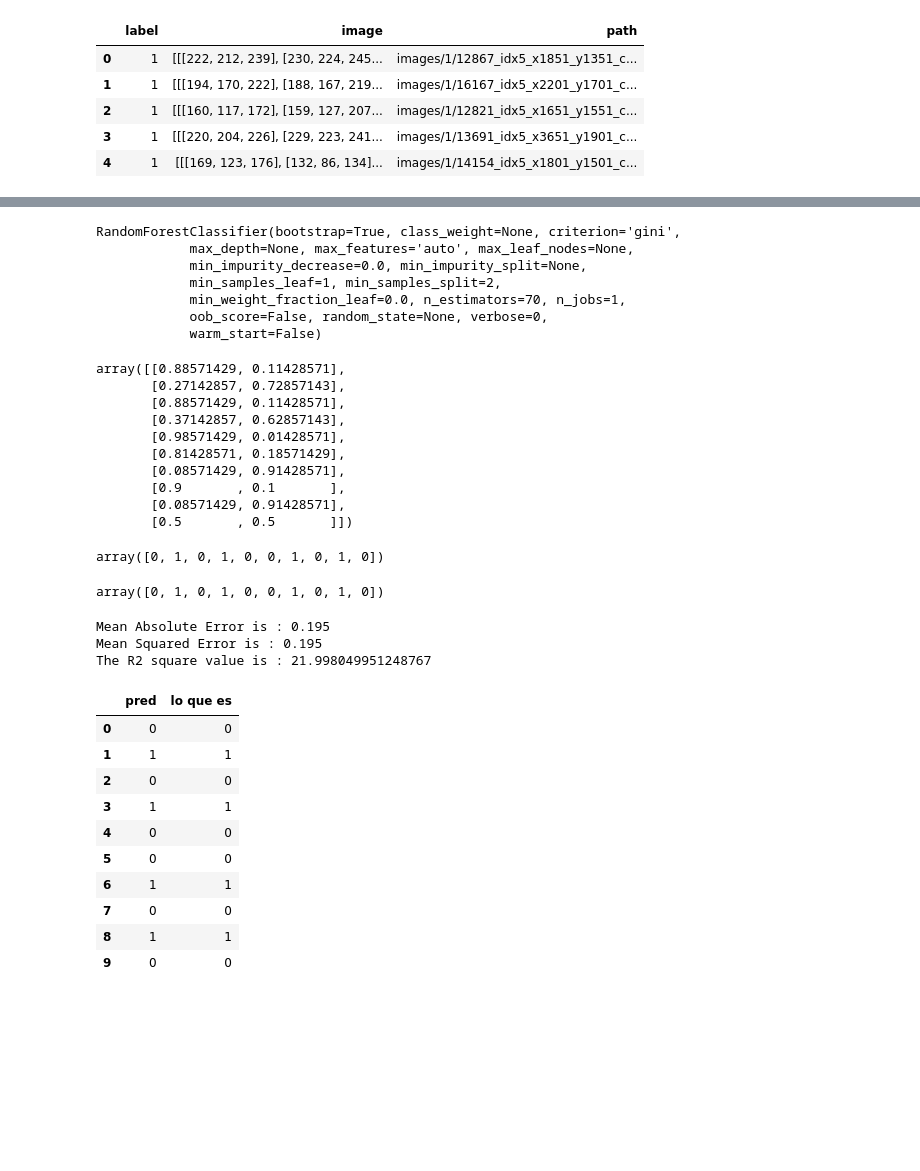
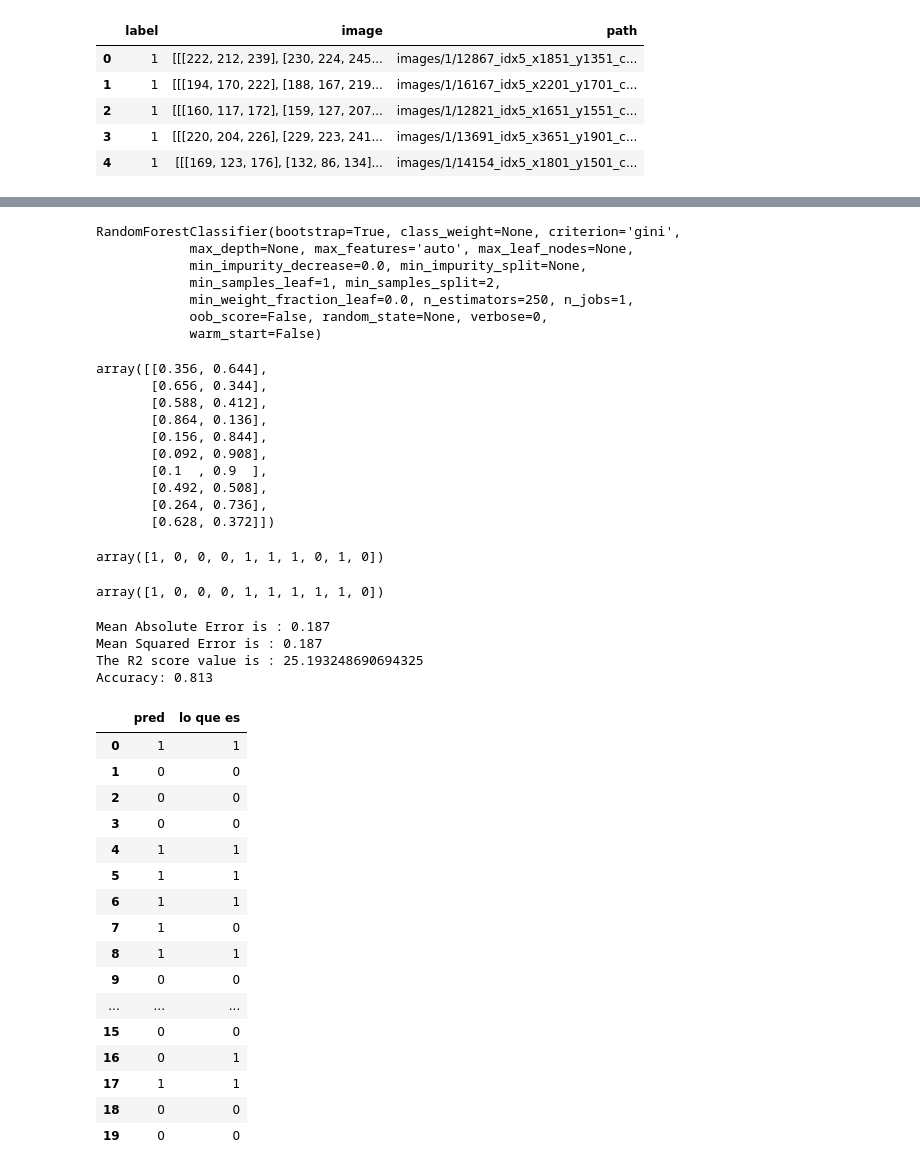
Before and after one commit to cprietosegura/Breast-Cancer-Detector-Model, a Jupyter notebook: randomforestclassifier.ipynb, the cells around one changed output, grey strips where cells are left out. Cells and saved outputs as stored; diff of their text form; code cells hidden in the pictures; blank space fills up the shorter version.

```diff
--- a/randomforestclassifier.ipynb
+++ b/randomforestclassifier.ipynb
@@ -40,3 +41,11 @@ df.head()
+# %%
+from scipy.fftpack import fft
+
+def fftransform(array):
+    '''fft to all the array images (column in this case)'''
+    return np.abs(fft(array,512))
+# %%
+df['fft']=df['image'].apply(lambda x: fftransform(x))
 # %%
 X=np.asarray(list(df['image']))
 X = X.reshape(X.shape[0], -1)
@@ -50,7 +59,7 @@ from sklearn.model_selection import train_test_split
 X_train, X_test, y_train, y_test = train_test_split(X, y, test_size=0.2, random_state=42)
 # %%
 # create the model - Random Forests
-clf  = RandomForestClassifier(n_estimators=70)
+clf  = RandomForestClassifier(n_estimators=250)
 
 # fit the training data to the model
 clf.fit(X_train, y_train)
@@ -59,7 +68,7 @@ RandomForestClassifier(bootstrap=True, class_weight=None, criterion='gini',
             max_depth=None, max_features='auto', max_leaf_nodes=None,
             min_impurity_decrease=0.0, min_impurity_split=None,
             min_samples_leaf=1, min_samples_split=2,
-            min_weight_fraction_leaf=0.0, n_estimators=70, n_jobs=1,
+            min_weight_fraction_leaf=0.0, n_estimators=250, n_jobs=1,
             oob_score=False, random_state=None, verbose=0,
             warm_start=False)
 # %%
@@ -67,50 +76,59 @@ clf_pred = clf.predict(X_test)
 # %%
 clf.predict_proba(X_test)[0:10]
 # %% [output]
-array([[0.88571429, 0.11428571],
-       [0.27142857, 0.72857143],
-       [0.88571429, 0.11428571],
-       [0.37142857, 0.62857143],
-       [0.98571429, 0.01428571],
-       [0.81428571, 0.18571429],
-       [0.08571429, 0.91428571],
-       [0.9       , 0.1       ],
-       [0.08571429, 0.91428571],
-       [0.5       , 0.5       ]])
+array([[0.356, 0.644],
+       [0.656, 0.344],
+       [0.588, 0.412],
+       [0.864, 0.136],
+       [0.156, 0.844],
+       [0.092, 0.908],
+       [0.1  , 0.9  ],
+       [0.492, 0.508],
+       [0.264, 0.736],
+       [0.628, 0.372]])
 # %%
 y_test[0:10]
 # %% [output]
-array([0, 1, 0, 1, 0, 0, 1, 0, 1, 0])
+array([1, 0, 0, 0, 1, 1, 1, 0, 1, 0])
 # %%
 clf_pred[0:10]
 # %% [output]
-array([0, 1, 0, 1, 0, 0, 1, 0, 1, 0])
+array([1, 0, 0, 0, 1, 1, 1, 1, 1, 0])
 # %%
-from sklearn.metrics import mean_squared_error, mean_absolute_error, r2_score
+from sklearn.metrics import mean_squared_error, mean_absolute_error, r2_score,accuracy_score
+
 print("Mean Absolute Error is :", mean_absolute_error(y_test, clf_pred))
 print('Mean Squared Error is :', mean_squared_error(y_test, clf_pred))
-print('The R2 square value is :', r2_score(y_test, clf_pred)*100)
+print('The R2 score value is :', r2_score(y_test, clf_pred)*100)
+print("Accuracy:", accuracy_score(y_test,clf_pred))
 # %% [output]
-Mean Absolute Error is : 0.195
-Mean Squared Error is : 0.195
-The R2 square value is : 21.998049951248767
+Mean Absolute Error is : 0.187
+Mean Squared Error is : 0.187
+The R2 score value is : 25.193248690694325
+Accuracy: 0.813
 # %%
 df_prueba = pd.DataFrame(list(zip(clf_pred , y_test)),
                columns =['pred', 'lo que es'])
 # %%
-df_prueba.head(10)
+df_prueba.head(20)
 # %% [output]
 |  | pred | lo que es |
-| 0 | 0 | 0 |
-| 1 | 1 | 1 |
+| 0 | 1 | 1 |
+| 1 | 0 | 0 |
 | 2 | 0 | 0 |
-| 3 | 1 | 1 |
-| 4 | 0 | 0 |
-| 5 | 0 | 0 |
+| 3 | 0 | 0 |
+| 4 | 1 | 1 |
+| 5 | 1 | 1 |
 | 6 | 1 | 1 |
-| 7 | 0 | 0 |
+| 7 | 1 | 0 |
 | 8 | 1 | 1 |
 | 9 | 0 | 0 |
+| ... | ... | ... |
+| 15 | 0 | 0 |
+| 16 | 0 | 1 |
+| 17 | 1 | 1 |
+| 18 | 0 | 0 |
+| 19 | 0 | 0 |
 # %%
 import numpy as np
 scores = pd.DataFrame({
```
Also changed, not shown: parts of 18 cells of this notebook.
